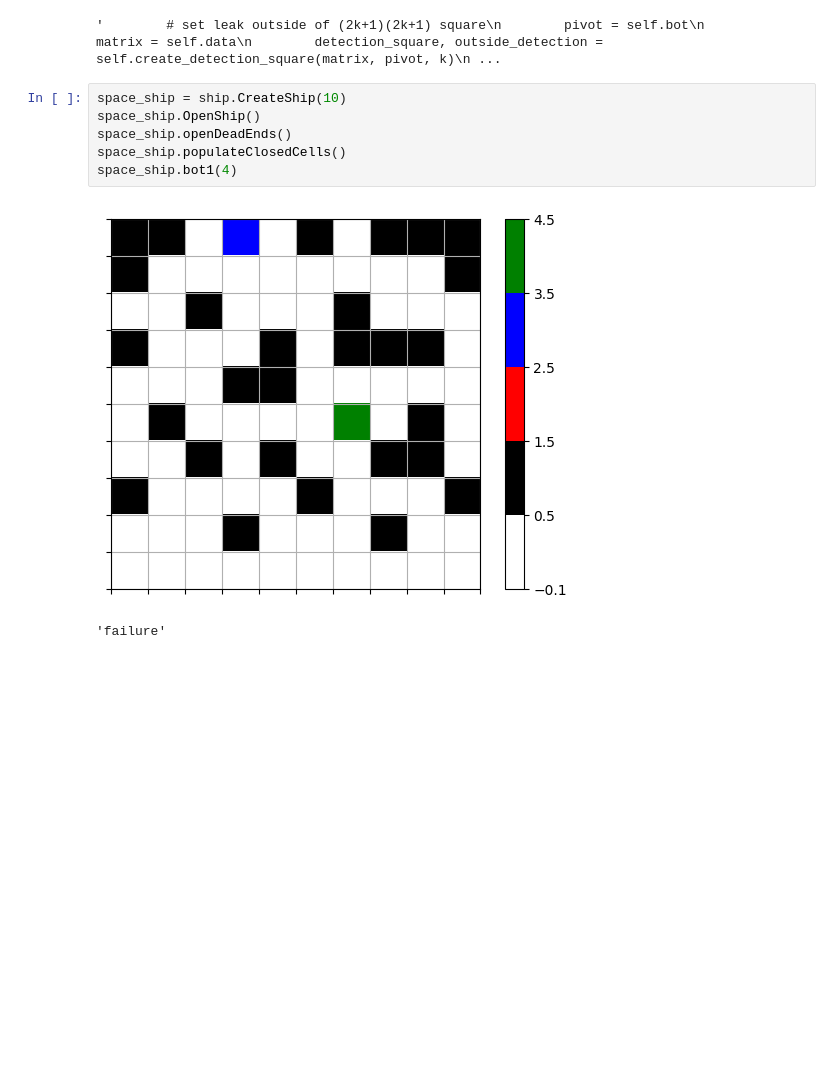
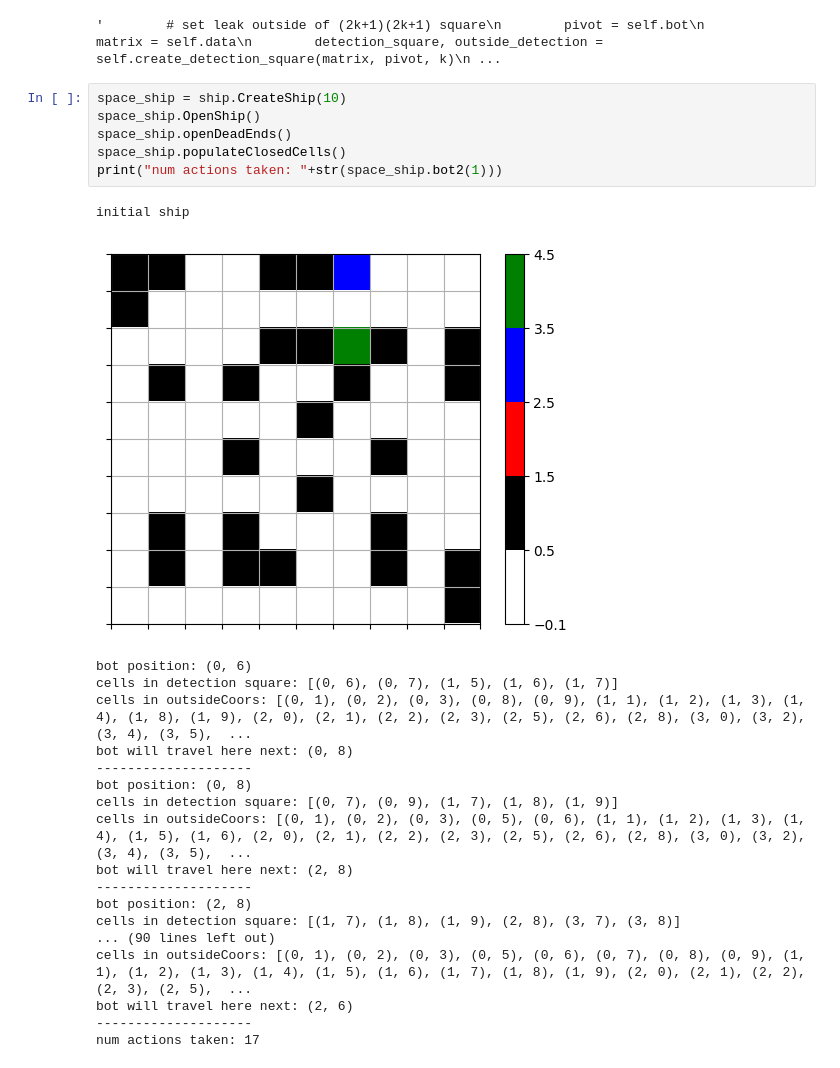
Before and after one commit to chiraggodha/AI-Project-2, a Jupyter notebook: main.ipynb, the cells around one changed output. Saved outputs shown, nothing was run; the diff lists cells and outputs as text; blank space fills up the shorter version.

```diff
--- a/main.ipynb
+++ b/main.ipynb
@@ -377,9 +447,26 @@ class ship:
 # %%
 space_ship = ship.CreateShip(10)
 space_ship.OpenShip()
 space_ship.openDeadEnds()
 space_ship.populateClosedCells()
-space_ship.bot1(4)
+print("num actions taken: "+str(space_ship.bot2(1)))
 # %% [output]
+initial ship
-[figure, old version]
+[figure, new version]
-'failure'
+bot position: (0, 6)
+cells in detection square: [(0, 6), (0, 7), (1, 5), (1, 6), (1, 7)]
+cells in outsideCoors: [(0, 1), (0, 2), (0, 3), (0, 8), (0, 9), (1, 1), (1, 2), (1, 3), (1, 4), (1, 8), (1, 9), (2, 0), (2, 1), (2, 2), (2, 3), (2, 5), (2, 6), (2, 8), (3, 0), (3, 2), (3, 4), (3, 5),  ...
+bot will travel here next: (0, 8)
+--------------------
+bot position: (0, 8)
+cells in detection square: [(0, 7), (0, 9), (1, 7), (1, 8), (1, 9)]
+cells in outsideCoors: [(0, 1), (0, 2), (0, 3), (0, 5), (0, 6), (1, 1), (1, 2), (1, 3), (1, 4), (1, 5), (1, 6), (2, 0), (2, 1), (2, 2), (2, 3), (2, 5), (2, 6), (2, 8), (3, 0), (3, 2), (3, 4), (3, 5),  ...
+bot will travel here next: (2, 8)
+--------------------
+bot position: (2, 8)
+cells in detection square: [(1, 7), (1, 8), (1, 9), (2, 8), (3, 7), (3, 8)]
+... (90 lines left out)
+cells in outsideCoors: [(0, 1), (0, 2), (0, 3), (0, 5), (0, 6), (0, 7), (0, 8), (0, 9), (1, 1), (1, 2), (1, 3), (1, 4), (1, 5), (1, 6), (1, 7), (1, 8), (1, 9), (2, 0), (2, 1), (2, 2), (2, 3), (2, 5),  ...
+bot will travel here next: (2, 6)
+--------------------
+num actions taken: 17
```
Also changed, not shown: parts of 1 cell of this notebook.
